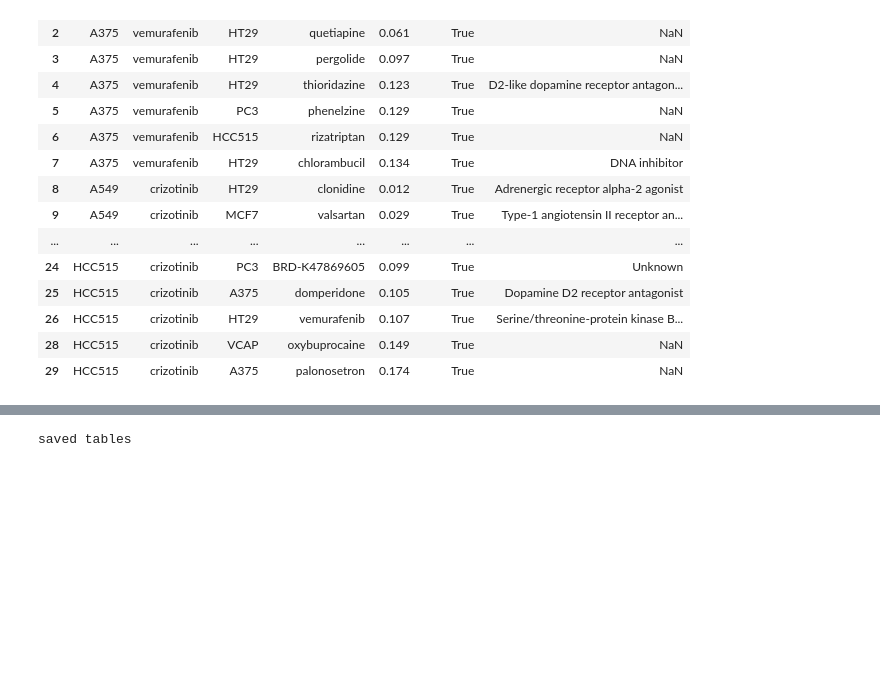
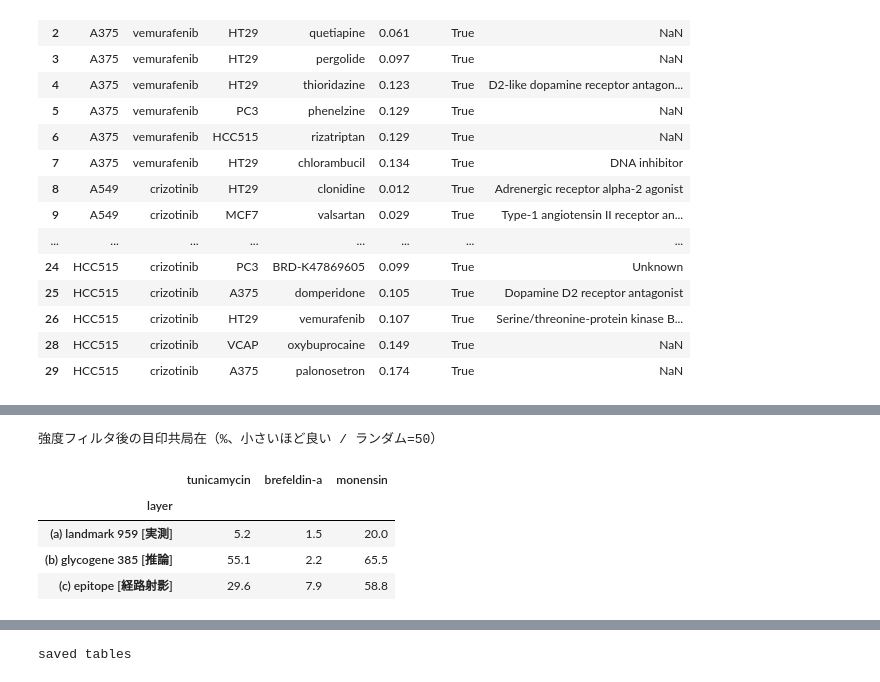
Before and after one commit to dogTK/glyco_epitope_3rd_paper, a Jupyter notebook: notebooks/analytics/02_epitope_signature_umap.ipynb, the cells around one changed output, grey strips where cells are left out. Drawn from its saved outputs; the diff is of its cells as text; code cells hidden in the pictures; blank space fills up the shorter version.

```diff
--- a/notebooks/analytics/02_epitope_signature_umap.ipynb
+++ b/notebooks/analytics/02_epitope_signature_umap.ipynb
@@ -301,0 +348,25 @@ nb[nb.cross_cell].head(25)
+# %%
+# 目印化合物の共局在が改善するか（同一薬・別細胞の近傍順位、ランダム=50%）
+def poscheck(E, drug):
+    sub = [i for i in E.index if i[1].lower() == drug]
+    if len(sub) < 2: return np.nan
+    r = []
+    for s in sub:
+        d = np.linalg.norm(E.values - E.loc[s].values, axis=1)
+        o = pd.Series(d, index=E.index).drop(s).sort_values()
+        r += [(k + 1) / len(o) * 100 for k, ix in enumerate(o.index) if ix[1].lower() == drug]
+    return np.median(r)
+
+rows = []
+for name in LAYERS:
+    rows.append({'layer': name,
+                 **{d: round(poscheck(EMB_F[name], d), 1) for d in POSCTL}})
+print('強度フィルタ後の目印共局在（%、小さいほど良い / ランダム=50）')
+pd.DataFrame(rows).set_index('layer')
+# %% [output]
+強度フィルタ後の目印共局在（%、小さいほど良い / ランダム=50）
+|  | tunicamycin | brefeldin-a | monensin |
+| layer |  |  |  |
+| (a) landmark 959 [実測] | 5.2 | 1.5 | 20.0 |
+| (b) glycogene 385 [推論] | 55.1 | 2.2 | 65.5 |
+| (c) epitope [経路射影] | 29.6 | 7.9 | 58.8 |
```
Also changed, not shown: parts of 10 cells of this notebook, 2 other files.
